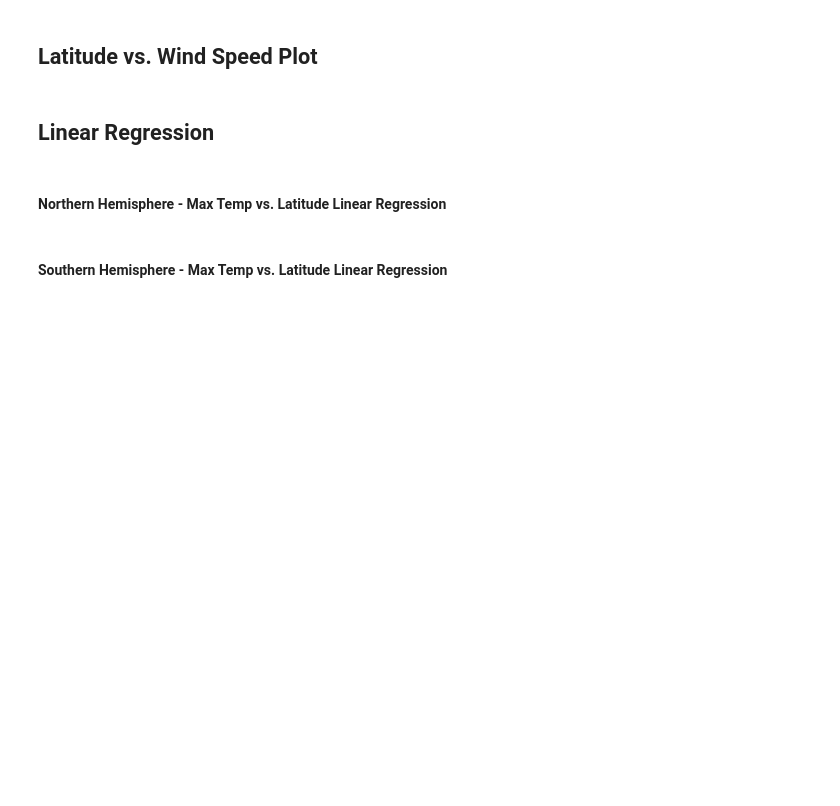
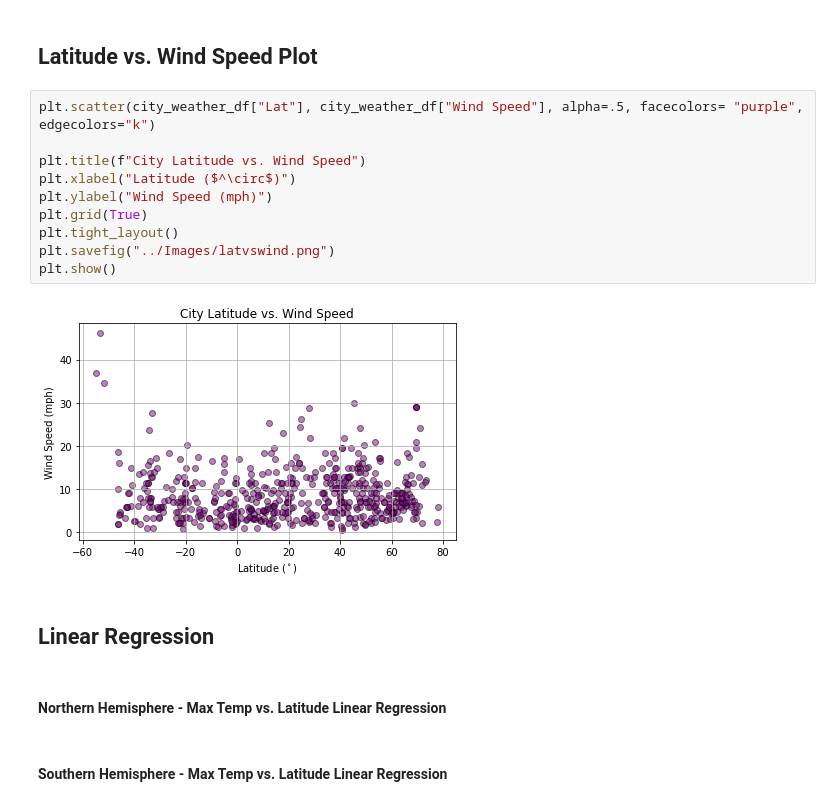
Before and after one commit to mgeorgic/Python-API-Weather, a Jupyter notebook: Code/WeatherPy.ipynb, the cells around one changed output. Cells and saved outputs as stored; diff of their text form; blank space fills up the shorter version.

```diff
--- a/Code/WeatherPy.ipynb
+++ b/Code/WeatherPy.ipynb
@@ -203,5 +215,17 @@ AttributeError: 'PathCollection' object has no property 'markers'
 # %% [markdown]
 ## Latitude vs. Wind Speed Plot
+# %%
+plt.scatter(city_weather_df["Lat"], city_weather_df["Wind Speed"], alpha=.5, facecolors= "purple", edgecolors="k")
+
+plt.title(f"City Latitude vs. Wind Speed")
+plt.xlabel("Latitude ($^\circ$)")
+plt.ylabel("Wind Speed (mph)")
+plt.grid(True)
+plt.tight_layout()
+plt.savefig("../Images/latvswind.png")
+plt.show()
+# %% [output]
+[figure, added]
 # %% [markdown]
 ## Linear Regression
 # %% [markdown]
```
Also changed, not shown: parts of 3 cells of this notebook, 3 other files.
